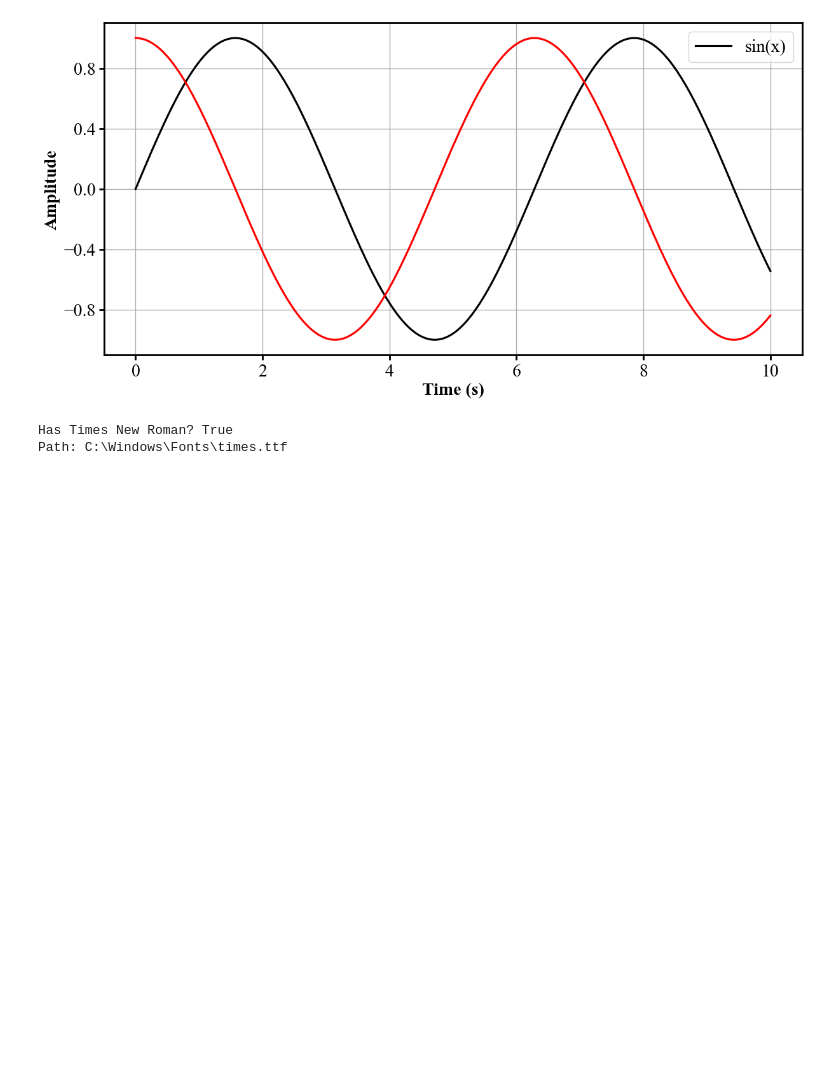
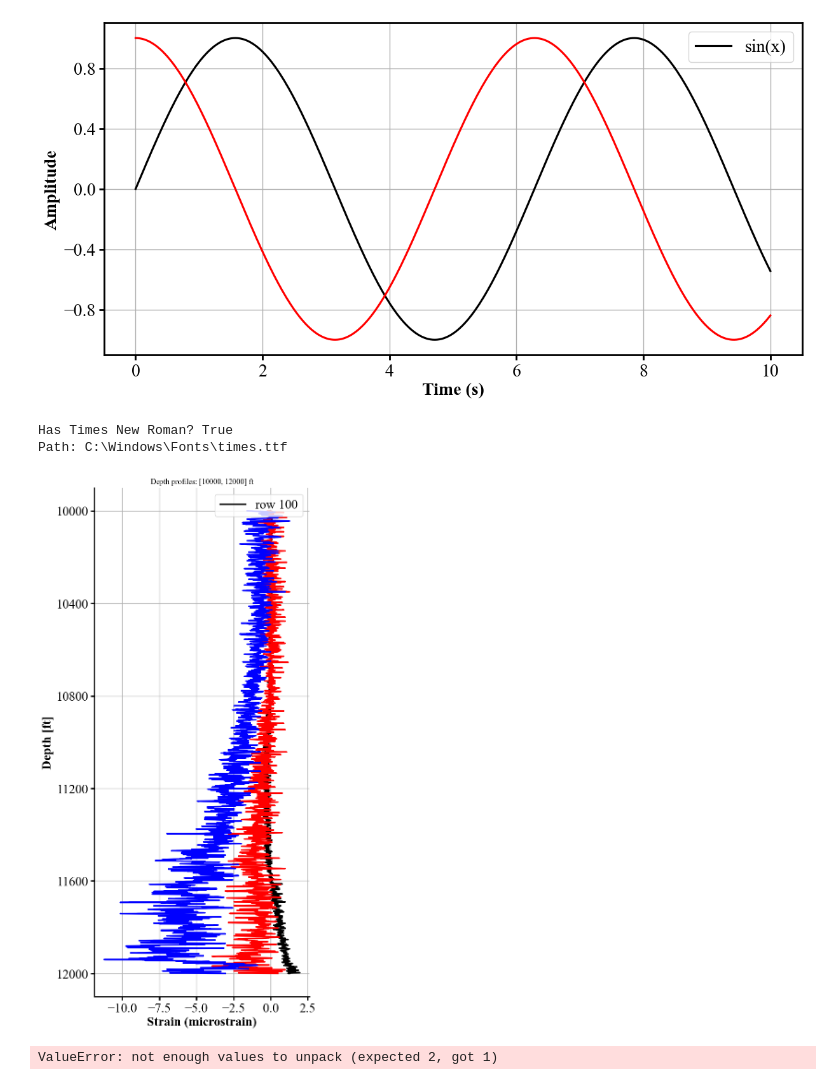
Before and after one commit to felix-mao-1516/plot-for-research-, a Jupyter notebook: plot.ipynb, the cells around one changed output. Cells and saved outputs as stored; diff of their text form; code cells hidden in the pictures; blank space fills up the shorter version.

```diff
--- a/plot.ipynb
+++ b/plot.ipynb
@@ -38,3 +38,41 @@ print('Path:', path)  # 如果抛错 / 找不到，就表示系统没有该字
 # %% [output]
 Has Times New Roman? True
 Path: C:\Windows\Fonts\times.ttf
+# %%
+%reload_ext autoreload
+%autoreload 2
+
+
+import h5py
+from plot_style_new import make_standard_figure, plot_depth_profiles_in_window, decode_stamps_to_datetimeindex
+
+f1 = h5py.File('C:/Users/fengxiang.mao/Desktop/Devon data/HFTS-1_Devon/20220707/Evo 3 (refrac)/Neubrex_DSS_strain/Zgabay A14H - refrac - strain change.h5','r')
+dstrain = (f1['data'])
+depth = (f1['depth'])
+date_plot = (f1['stamps'])
+
+# （可选）把 stamps 转为 DatetimeIndex，便于时间戳就近匹配
+stamps_idx = decode_stamps_to_datetimeindex(date_plot, fmt='%m/%d/%Y %H:%M:%S.%f') if date_plot is not None else None
+
+# 1) 用“行号”选多个时刻
+fig, ax = plot_depth_profiles_in_window(
+    dstrain, depth,
+    depth_min=10000, depth_max=12000,
+    times=[100, 500, 1500],                # 多个时刻（行号）
+    stamps_index=None,                      # 行号选时刻时不用传
+    depth_unit="ft", strain_unit="(microstrain)",
+    grid=True, legend='auto'                # 继承了 make_standard_figure 的风格与图例逻辑
+)
+
+# 2) 用“时间戳”选多个时刻（需要 stamps_index）
+fig, ax = plot_depth_profiles_in_window(
+    depth,dstrain,
+    depth_min=8000, depth_max=9000,
+    times=["2022-03-14 20:59:38", "2022-03-14 21:10:00"],   # 多个时刻（时间字符串）
+    stamps_index=stamps_idx,                                 # 传入时间索引以最近匹配
+    depth_unit="ft", strain_unit="(microstrain)",
+    grid=True, legend='auto'
+)
+# %% [output]
+[figure, added]
+ValueError: not enough values to unpack (expected 2, got 1)
```
Also changed, not shown: 2 other files.
